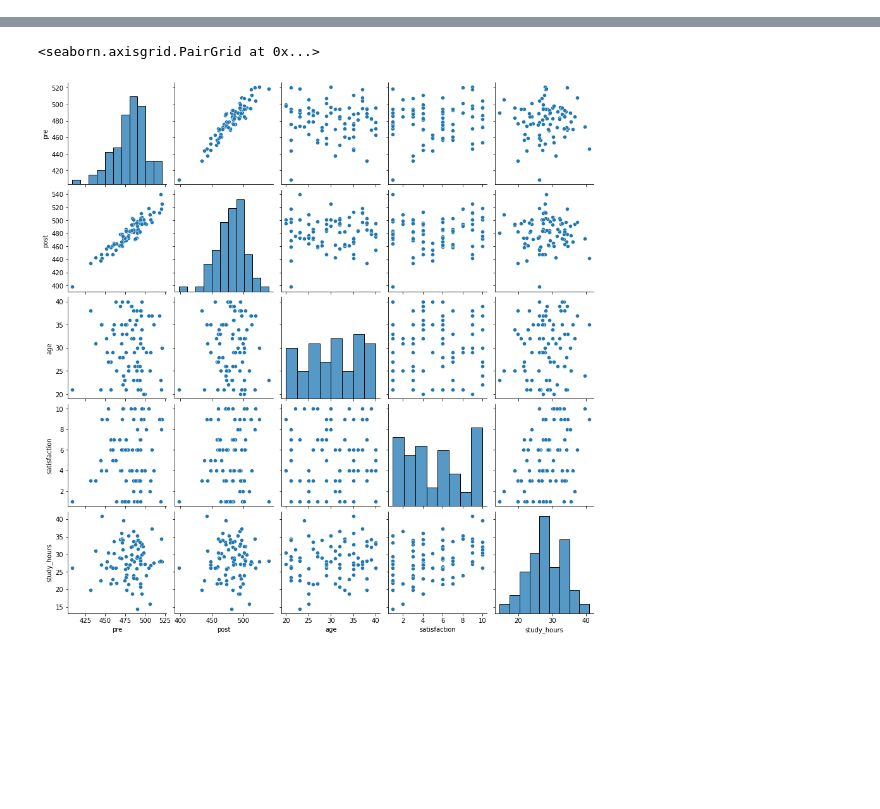
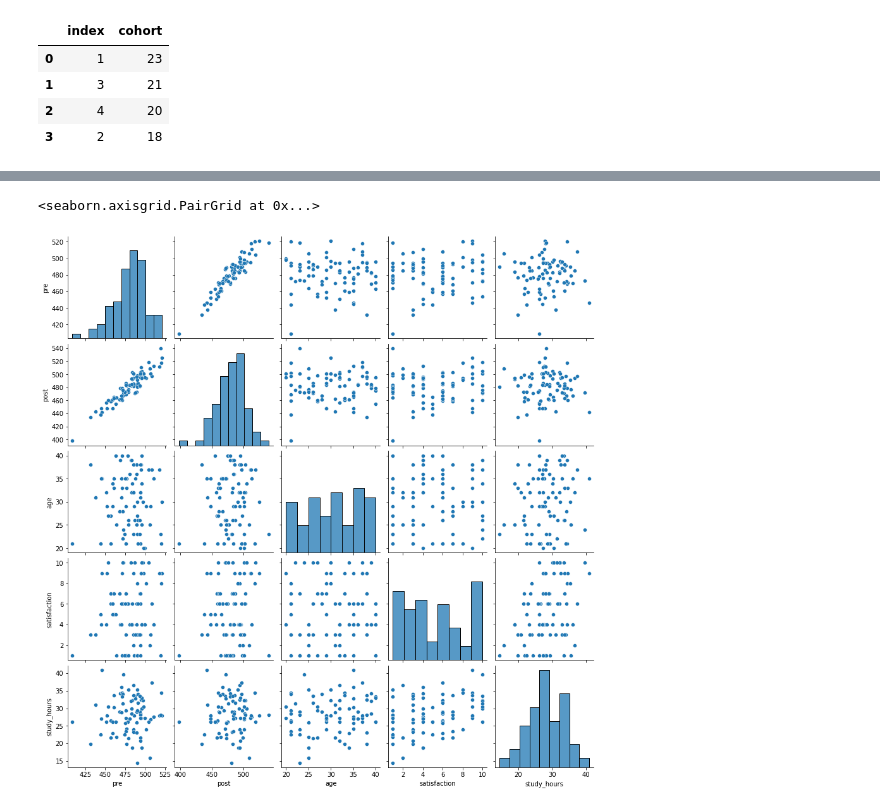
Before and after one commit to stringfestdata/modern-analytics-excel-book, a Jupyter notebook: ch_12/enriching_excel_with_seaborn.ipynb, the cells around one changed output, grey strips where cells are left out. Drawn from its saved outputs; the diff is of its cells as text; code cells hidden in the pictures; blank space fills up the shorter version.

```diff
--- a/ch_12/enriching_excel_with_seaborn.ipynb
+++ b/ch_12/enriching_excel_with_seaborn.ipynb
@@ -7,0 +26,9 @@ contestants = pd.read_excel('contestants_cleaned.xlsx')
+# %%
+cohort_count = contestants['cohort'].value_counts().reset_index()
+cohort_count
+# %% [output]
+|  | index | cohort |
+| 0 | 1 | 23 |
+| 1 | 3 | 21 |
+| 2 | 4 | 20 |
+| 3 | 2 | 18 |
```
Also changed, not shown: parts of 28 cells of this notebook, 6 other files.
